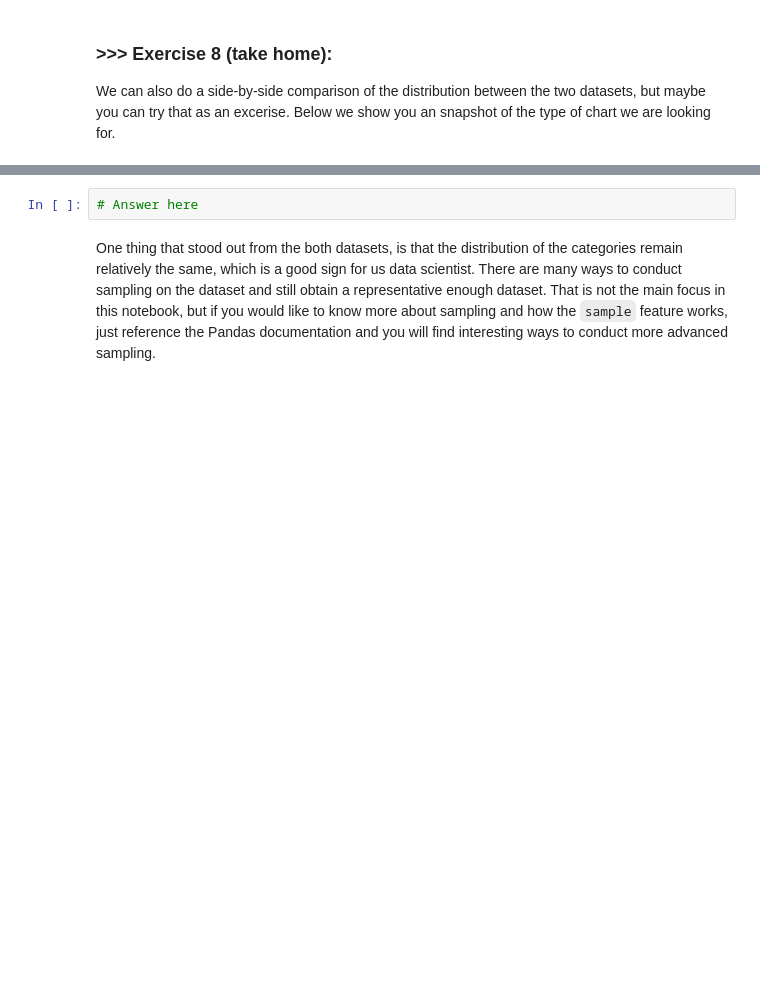
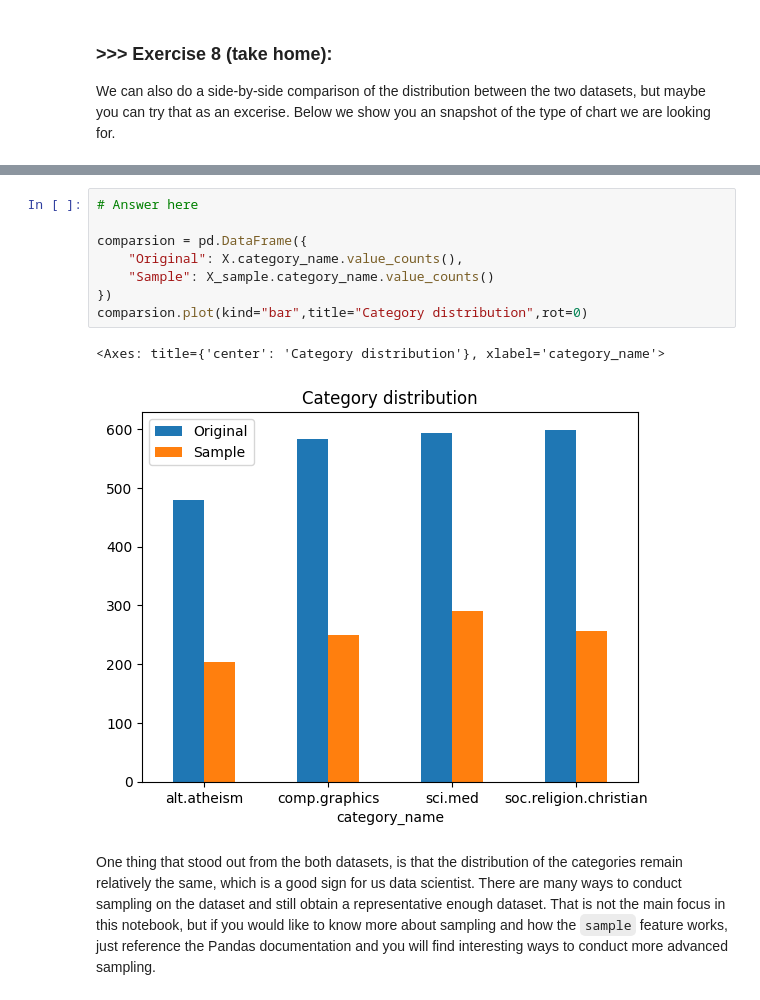
Before and after one commit to ark610475/DM2024-Lab1-Master, a Jupyter notebook: DM2024-Lab1-Master.ipynb, the cells around one changed output, grey strips where cells are left out. Cells and saved outputs as stored; diff of their text form; blank space fills up the shorter version.

```diff
--- a/DM2024-Lab1-Master.ipynb
+++ b/DM2024-Lab1-Master.ipynb
@@ -756,8 +783,17 @@ Notice that for the `ylim` parameters we hardcoded the maximum value for y. Is i
 We can also do a side-by-side comparison of the distribution between the two datasets, but maybe you can try that as an excerise. Below we show you an snapshot of the type of chart we are looking for.
 # %% [markdown]
 ![alt txt](https://i.imgur.com/9eO431H.png)
-# %%
-# Answer here
+# %%
+# Answer here
+
+comparsion = pd.DataFrame({
+    "Original": X.category_name.value_counts(),
+    "Sample": X_sample.category_name.value_counts()
+})
+comparsion.plot(kind="bar",title="Category distribution",rot=0)
+# %% [output]
+<Axes: title={'center': 'Category distribution'}, xlabel='category_name'>
+[figure, added]
 # %% [markdown]
 One thing that stood out from the both datasets, is that the distribution of the categories remain relatively the same, which is a good sign for us data scientist. There are many ways to conduct sampling on the dataset and still obtain a representative enough dataset. That is not the main focus in this notebook, but if you would like to know more about sampling and how the `sample` feature works, just reference the Pandas documentation and you will find interesting ways to conduct more advanced sampling.
 # %% [markdown]
```
Also changed, not shown: parts of 4 cells of this notebook.
